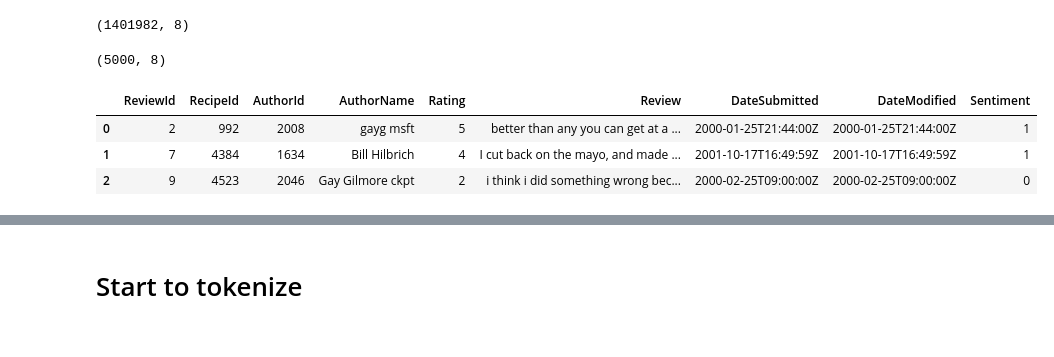
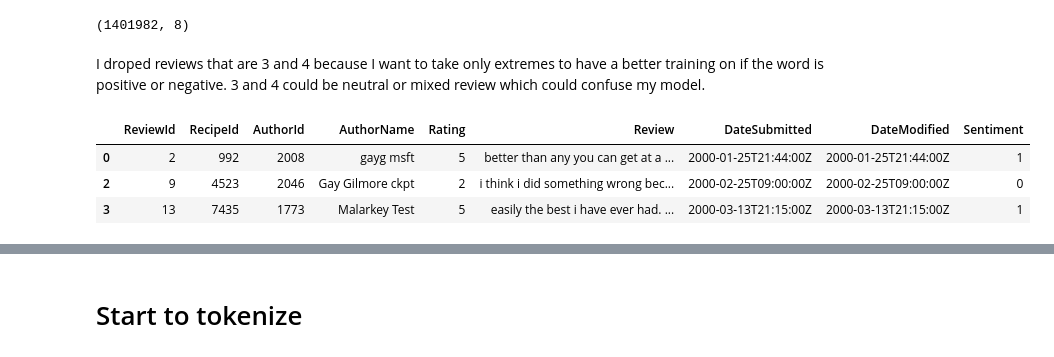
Before and after one commit to AJ-Gagliardo/recipe_recommendation, a Jupyter notebook: foodcom_sentiment_analysis.ipynb, the cells around one changed output, grey strips where cells are left out. Cells and saved outputs as stored; diff of their text form; code cells hidden in the pictures.

```diff
--- a/foodcom_sentiment_analysis.ipynb
+++ b/foodcom_sentiment_analysis.ipynb
@@ -68,19 +64,18 @@ plt.show()
 reviews.shape
 # %% [output]
 (1401982, 8)
-# %%
-# taking the first 5000 rows to be able to work with them
-reviews_5k = reviews.head(5000)
-reviews_5k.shape
-# %% [output]
-(5000, 8)
+# %%
+# dropping reviews that are 3 or 4
+reviews = reviews.drop(reviews[(reviews['Rating'] == 3) | (reviews['Rating'] == 4)].index)
+# %% [markdown]
+I droped reviews that are 3 and 4 because I want to take only extremes to have a better training on if the word is positive or negative. 3 and 4 could be neutral or mixed review which could confuse my model.
 # %%
-reviews_5k['Sentiment'] = np.where(reviews_5k['Rating'] >=4, 1, 0)
+reviews['Sentiment'] = np.where(reviews['Rating'] >=4, 1, 0)
 #later replace with reviews_simple or something like that
-reviews_5k.head(3)
+reviews.head(3)
 # %% [output]
 |  | ReviewId | RecipeId | AuthorId | AuthorName | Rating | Review | DateSubmitted | DateModified | Sentiment |
 | 0 | 2 | 992 | 2008 | gayg msft | 5 | better than any you can get at a ... | 2000-01-25T21:44:00Z | 2000-01-25T21:44:00Z | 1 |
-| 1 | 7 | 4384 | 1634 | Bill Hilbrich | 4 | I cut back on the mayo, and made ... | 2001-10-17T16:49:59Z | 2001-10-17T16:49:59Z | 1 |
 | 2 | 9 | 4523 | 2046 | Gay Gilmore ckpt | 2 | i think i did something wrong bec... | 2000-02-25T09:00:00Z | 2000-02-25T09:00:00Z | 0 |
+| 3 | 13 | 7435 | 1773 | Malarkey Test | 5 | easily the best i have ever had. ... | 2000-03-13T21:15:00Z | 2000-03-13T21:15:00Z | 1 |
 # %%
```
Also changed, not shown: parts of 42 cells of this notebook.
